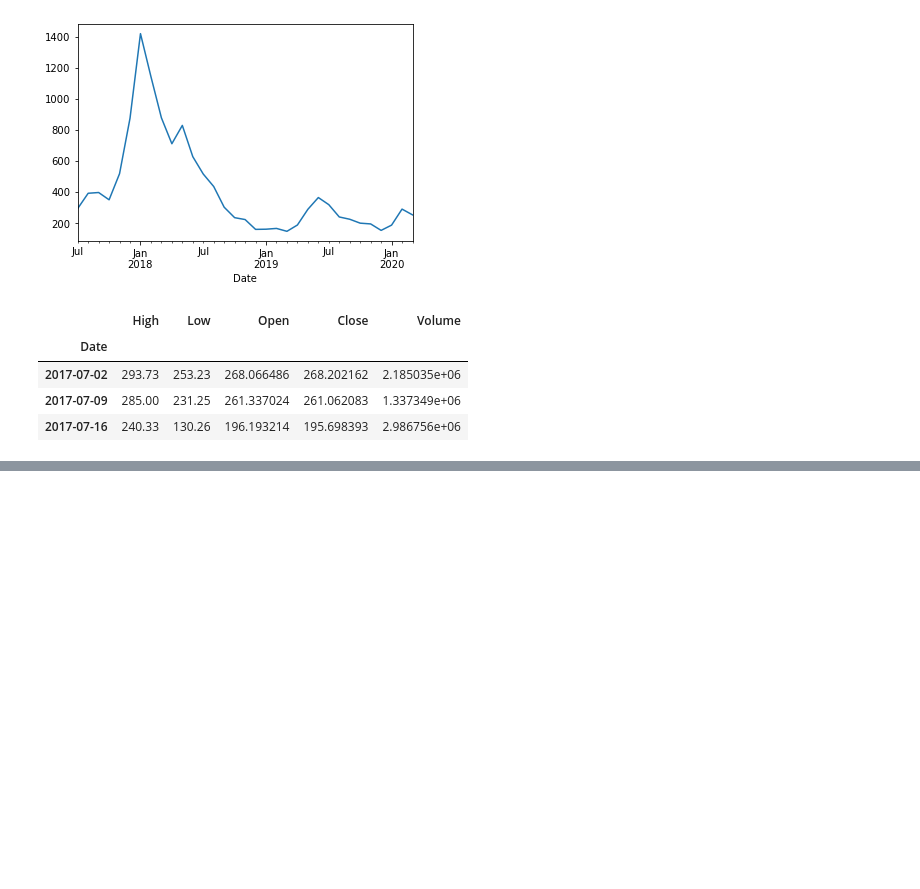
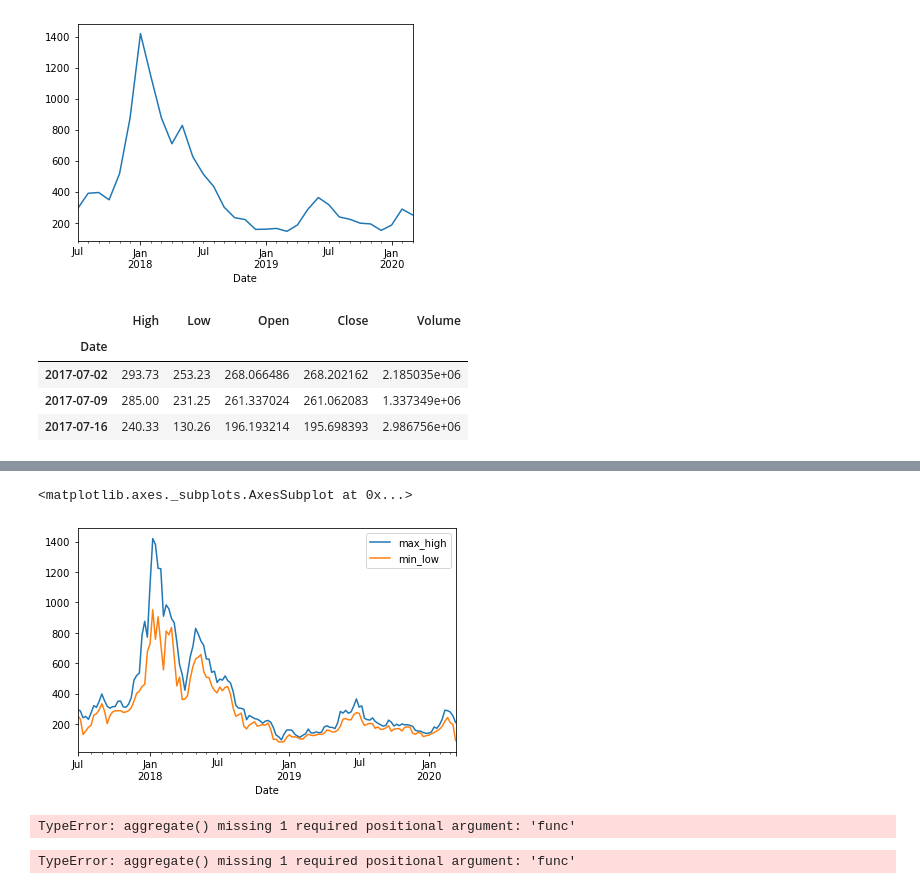
Before and after one commit to xlyuan2018/python_Visualization, a Jupyter notebook: plt_timeSeries.ipynb, the cells around one changed output, grey strips where cells are left out. Saved outputs shown, nothing was run; the diff lists cells and outputs as text; code cells hidden in the pictures; blank space fills up the shorter version.

Commit message:
snake update timeSeries

```diff
--- a/plt_timeSeries.ipynb
+++ b/plt_timeSeries.ipynb
@@ -238,0 +220,10 @@ plt.show()
+# %%
+# aggregate data.column on its own function
+df1 = df.resample('W').agg({
+    'Close': 'mean',
+    'High': 'max',
+    'Low': 'min'
+})
+
+# rename the columns with aggregated function
+df1 = df1.rename(columns={'Close': 'mean_close', 'High': 'max_high', 'Low': 'min_low'})
@@ -238,0 +243,25 @@ plt.show()
+# %%
+# only plot show columns indicated
+df1[['max_high', 'min_low']].plot()
+plt.tight_layout()
+# %% [output]
+<matplotlib.axes._subplots.AxesSubplot at 0x...>
+[figure, added]
+# %%
+# ??? Not working on time series: combine aggregation on function and renaming
+# * named aggregation not working *
+df1 = df.resample('W').agg(
+    mean_Close = ('Close', np.mean),
+    max_High = ('High', 'max'),
+    min_Low = ('Low', 'min')
+    )
+# %% [output]
+TypeError: aggregate() missing 1 required positional argument: 'func'
+# %%
+df.resample('W').agg(
+        min_low=pd.NamedAgg(column='Low', aggfunc='min'),
+        max_high=pd.NamedAgg(column='High', aggfunc='max'),
+        average_close=pd.NamedAgg(column='Close', aggfunc=np.mean),
+    )
+# %% [output]
+TypeError: aggregate() missing 1 required positional argument: 'func'
```
Also changed, not shown: parts of 13 cells of this notebook.
